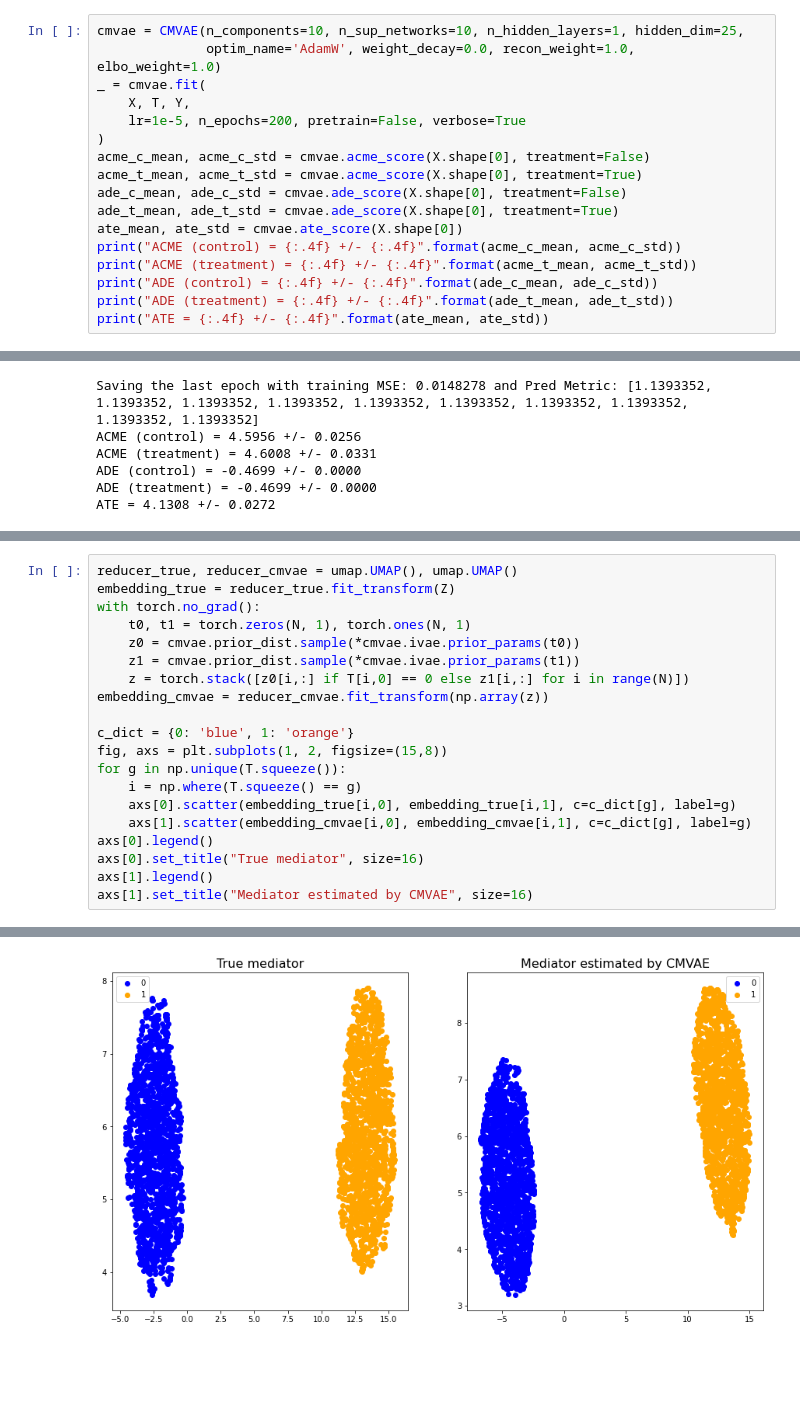
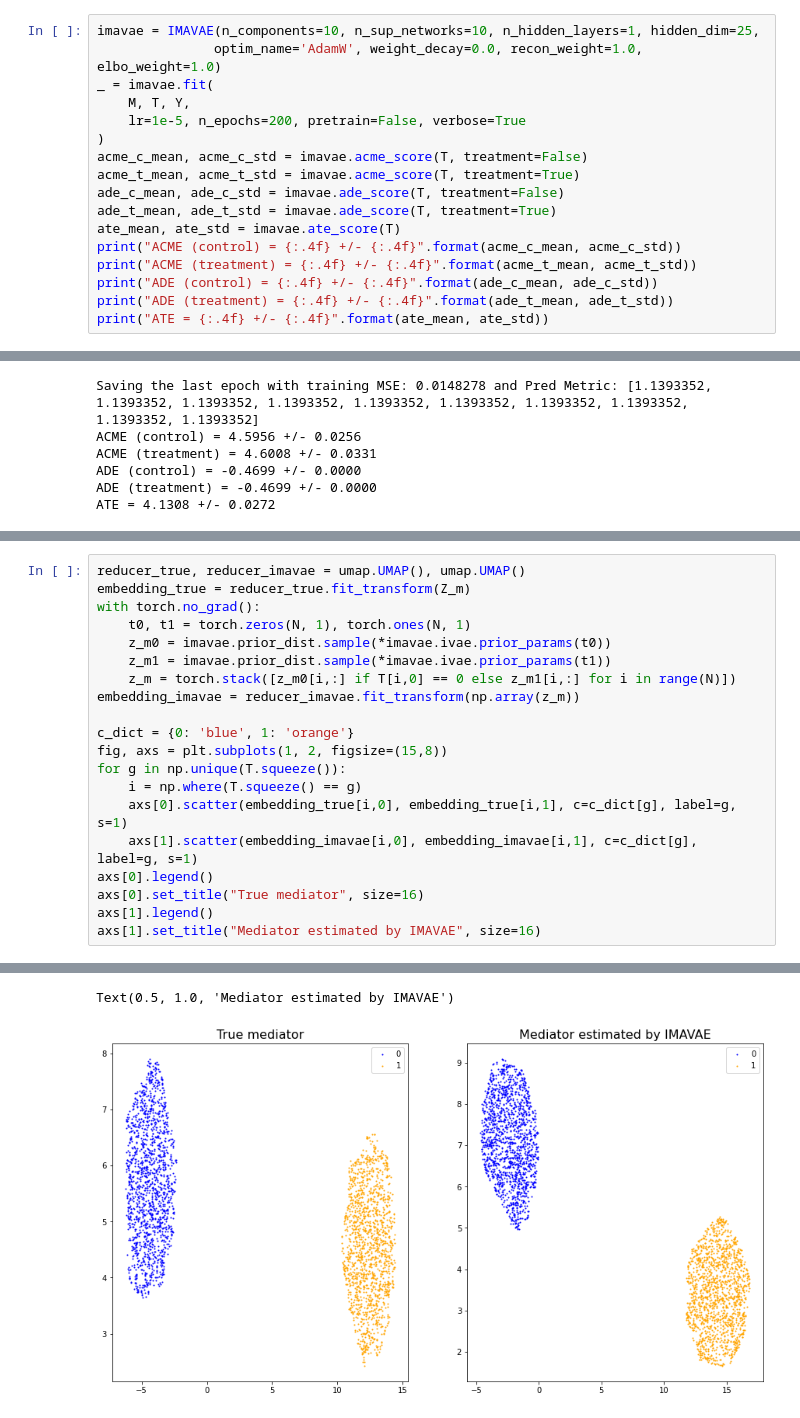
Before and after one commit to jzy95310/IMAVAE, a Jupyter notebook: experiments/sync_data_exp.ipynb, the cells around one changed output, grey strips where cells are left out. Cells and saved outputs as stored; diff of their text form; blank space fills up the shorter version.

```diff
--- a/experiments/sync_data_exp.ipynb
+++ b/experiments/sync_data_exp.ipynb
@@ -80,15 +80,15 @@ True ATE = 3.9641
 # %%
-cmvae = CMVAE(n_components=10, n_sup_networks=10, n_hidden_layers=1, hidden_dim=25,
-              optim_name='AdamW', weight_decay=0.0, recon_weight=1.0, elbo_weight=1.0)
-_ = cmvae.fit(
-    X, T, Y,
+imavae = IMAVAE(n_components=10, n_sup_networks=10, n_hidden_layers=1, hidden_dim=25,
+               optim_name='AdamW', weight_decay=0.0, recon_weight=1.0, elbo_weight=1.0)
+_ = imavae.fit(
+    M, T, Y,
     lr=1e-5, n_epochs=200, pretrain=False, verbose=True
 )
-acme_c_mean, acme_c_std = cmvae.acme_score(X.shape[0], treatment=False)
-acme_t_mean, acme_t_std = cmvae.acme_score(X.shape[0], treatment=True)
-ade_c_mean, ade_c_std = cmvae.ade_score(X.shape[0], treatment=False)
-ade_t_mean, ade_t_std = cmvae.ade_score(X.shape[0], treatment=True)
-ate_mean, ate_std = cmvae.ate_score(X.shape[0])
+acme_c_mean, acme_c_std = imavae.acme_score(T, treatment=False)
+acme_t_mean, acme_t_std = imavae.acme_score(T, treatment=True)
+ade_c_mean, ade_c_std = imavae.ade_score(T, treatment=False)
+ade_t_mean, ade_t_std = imavae.ade_score(T, treatment=True)
+ate_mean, ate_std = imavae.ate_score(T)
 print("ACME (control) = {:.4f} +/- {:.4f}".format(acme_c_mean, acme_c_std))
 print("ACME (treatment) = {:.4f} +/- {:.4f}".format(acme_t_mean, acme_t_std))
 print("ADE (control) = {:.4f} +/- {:.4f}".format(ade_c_mean, ade_c_std))
@@ -108,21 +108,21 @@ ATE = 4.1308 +/- 0.0272
 # %%
-reducer_true, reducer_cmvae = umap.UMAP(), umap.UMAP()
-embedding_true = reducer_true.fit_transform(Z)
+reducer_true, reducer_imavae = umap.UMAP(), umap.UMAP()
+embedding_true = reducer_true.fit_transform(Z_m)
 with torch.no_grad():
     t0, t1 = torch.zeros(N, 1), torch.ones(N, 1)
-    z0 = cmvae.prior_dist.sample(*cmvae.ivae.prior_params(t0))
-    z1 = cmvae.prior_dist.sample(*cmvae.ivae.prior_params(t1))
-    z = torch.stack([z0[i,:] if T[i,0] == 0 else z1[i,:] for i in range(N)])
-embedding_cmvae = reducer_cmvae.fit_transform(np.array(z))
+    z_m0 = imavae.prior_dist.sample(*imavae.ivae.prior_params(t0))
+    z_m1 = imavae.prior_dist.sample(*imavae.ivae.prior_params(t1))
+    z_m = torch.stack([z_m0[i,:] if T[i,0] == 0 else z_m1[i,:] for i in range(N)])
+embedding_imavae = reducer_imavae.fit_transform(np.array(z_m))
 
 c_dict = {0: 'blue', 1: 'orange'}
 fig, axs = plt.subplots(1, 2, figsize=(15,8))
 for g in np.unique(T.squeeze()):
     i = np.where(T.squeeze() == g)
-    axs[0].scatter(embedding_true[i,0], embedding_true[i,1], c=c_dict[g], label=g)
-    axs[1].scatter(embedding_cmvae[i,0], embedding_cmvae[i,1], c=c_dict[g], label=g)
+    axs[0].scatter(embedding_true[i,0], embedding_true[i,1], c=c_dict[g], label=g, s=1)
+    axs[1].scatter(embedding_imavae[i,0], embedding_imavae[i,1], c=c_dict[g], label=g, s=1)
 axs[0].legend()
 axs[0].set_title("True mediator", size=16)
 axs[1].legend()
-axs[1].set_title("Mediator estimated by CMVAE", size=16)
+axs[1].set_title("Mediator estimated by IMAVAE", size=16)
 # %% [output]
@@ -130 +130,2 @@ Text(0.5, 1.0, 'Mediator estimated by CMVAE')
+Text(0.5, 1.0, 'Mediator estimated by IMAVAE')
-[figure, old version]
+[figure, new version]
```
Also changed, not shown: parts of 16 cells of this notebook, 2 other files.
